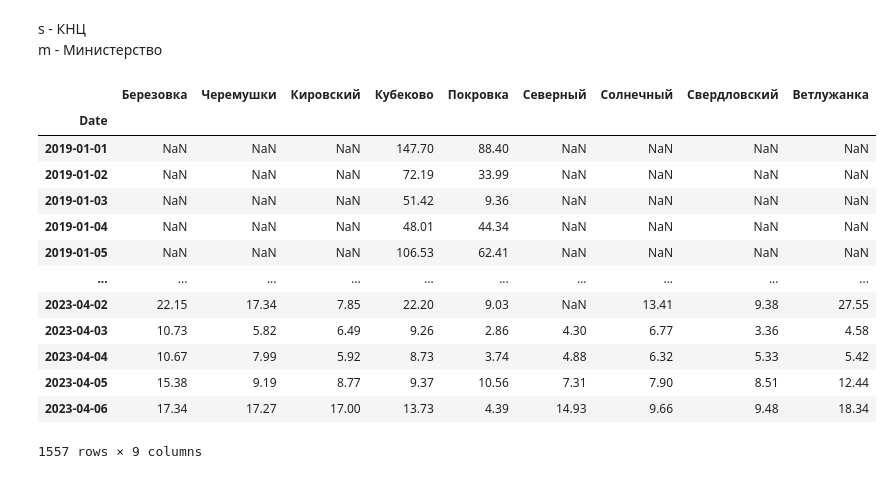
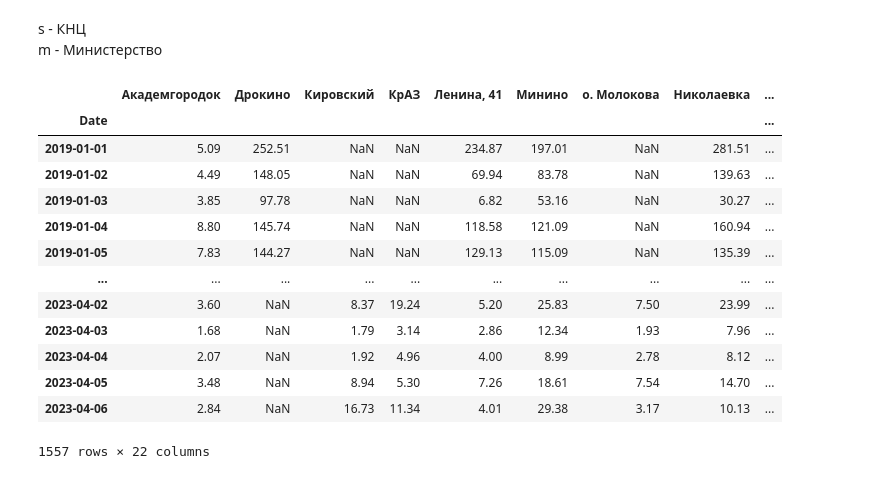
Before and after one commit to Nikita-Lev/Forecasting-PM-2.5-in-the-atmosphere-of-Krasnoyarsk, a Jupyter notebook: Прогнозирование_суточно.ipynb, the cells around one changed output. Cells and saved outputs as stored; diff of their text form; code cells hidden in the pictures.

```diff
--- a/Прогнозирование_суточно.ipynb
+++ b/Прогнозирование_суточно.ipynb
@@ -4,24 +4,25 @@ from PredFunctions import *
 s - КНЦ
 m - Министерство
 # %%
-sensor = 'm'
+sensor = 's'
 
 # Данные за 3+ года КНЦ
 dfAll = pd.read_csv(f"pm25_{sensor}.csv", sep = ';', index_col = ['Date'], parse_dates = ['Date'])
+dfAll['Mean'] = dfAll[['Николаевка', 'Овинный-Таймыр', 'Песчанка', 'Телевизорная, 1/31', 'Ветлужанка']].mean(axis=1)
 dfAll
 # %% [output]
-|  | Березовка | Черемушки | Кировский | Кубеково | Покровка | Северный | Солнечный | Свердловский | Ветлужанка |
-| Date |  |  |  |  |  |  |  |  |  |
-| 2019-01-01 | NaN | NaN | NaN | 147.70 | 88.40 | NaN | NaN | NaN | NaN |
-| 2019-01-02 | NaN | NaN | NaN | 72.19 | 33.99 | NaN | NaN | NaN | NaN |
-| 2019-01-03 | NaN | NaN | NaN | 51.42 | 9.36 | NaN | NaN | NaN | NaN |
-| 2019-01-04 | NaN | NaN | NaN | 48.01 | 44.34 | NaN | NaN | NaN | NaN |
-| 2019-01-05 | NaN | NaN | NaN | 106.53 | 62.41 | NaN | NaN | NaN | NaN |
+|  | Академгородок | Дрокино | Кировский | КрАЗ | Ленина, 41 | Минино | о. Молокова | Николаевка | ... |
+| Date |  |  |  |  |  |  |  |  | ... |
+| 2019-01-01 | 5.09 | 252.51 | NaN | NaN | 234.87 | 197.01 | NaN | 281.51 | ... |
+| 2019-01-02 | 4.49 | 148.05 | NaN | NaN | 69.94 | 83.78 | NaN | 139.63 | ... |
+| 2019-01-03 | 3.85 | 97.78 | NaN | NaN | 6.82 | 53.16 | NaN | 30.27 | ... |
+| 2019-01-04 | 8.80 | 145.74 | NaN | NaN | 118.58 | 121.09 | NaN | 160.94 | ... |
+| 2019-01-05 | 7.83 | 144.27 | NaN | NaN | 129.13 | 115.09 | NaN | 135.39 | ... |
 | ... | ... | ... | ... | ... | ... | ... | ... | ... | ... |
-| 2023-04-02 | 22.15 | 17.34 | 7.85 | 22.20 | 9.03 | NaN | 13.41 | 9.38 | 27.55 |
-| 2023-04-03 | 10.73 | 5.82 | 6.49 | 9.26 | 2.86 | 4.30 | 6.77 | 3.36 | 4.58 |
-| 2023-04-04 | 10.67 | 7.99 | 5.92 | 8.73 | 3.74 | 4.88 | 6.32 | 5.33 | 5.42 |
-| 2023-04-05 | 15.38 | 9.19 | 8.77 | 9.37 | 10.56 | 7.31 | 7.90 | 8.51 | 12.44 |
-| 2023-04-06 | 17.34 | 17.27 | 17.00 | 13.73 | 4.39 | 14.93 | 9.66 | 9.48 | 18.34 |
+| 2023-04-02 | 3.60 | NaN | 8.37 | 19.24 | 5.20 | 25.83 | 7.50 | 23.99 | ... |
+| 2023-04-03 | 1.68 | NaN | 1.79 | 3.14 | 2.86 | 12.34 | 1.93 | 7.96 | ... |
+| 2023-04-04 | 2.07 | NaN | 1.92 | 4.96 | 4.00 | 8.99 | 2.78 | 8.12 | ... |
+| 2023-04-05 | 3.48 | NaN | 8.94 | 5.30 | 7.26 | 18.61 | 7.54 | 14.70 | ... |
+| 2023-04-06 | 2.84 | NaN | 16.73 | 11.34 | 4.01 | 29.38 | 3.17 | 10.13 | ... |
-1557 rows × 9 columns
+1557 rows × 22 columns
 # %%
```
Also changed, not shown: parts of 3 cells of this notebook, 3 other files.
